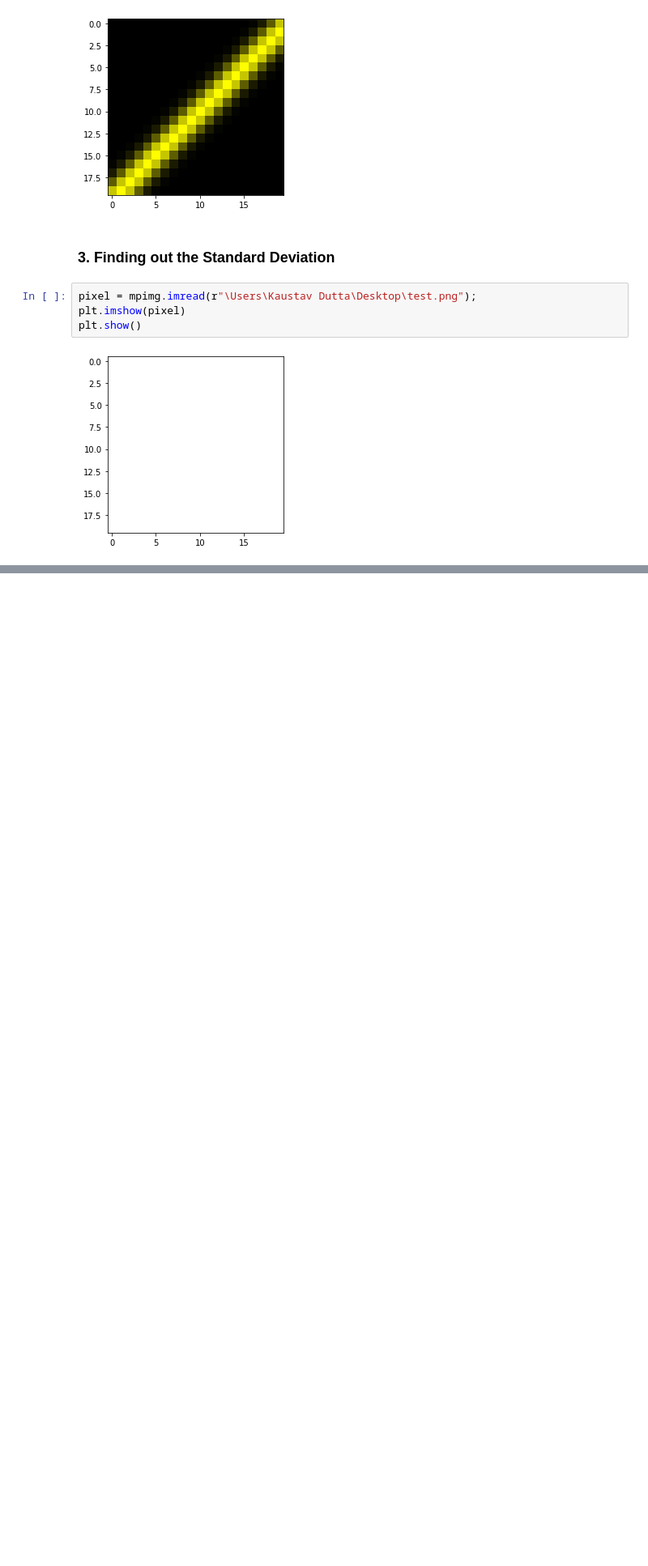
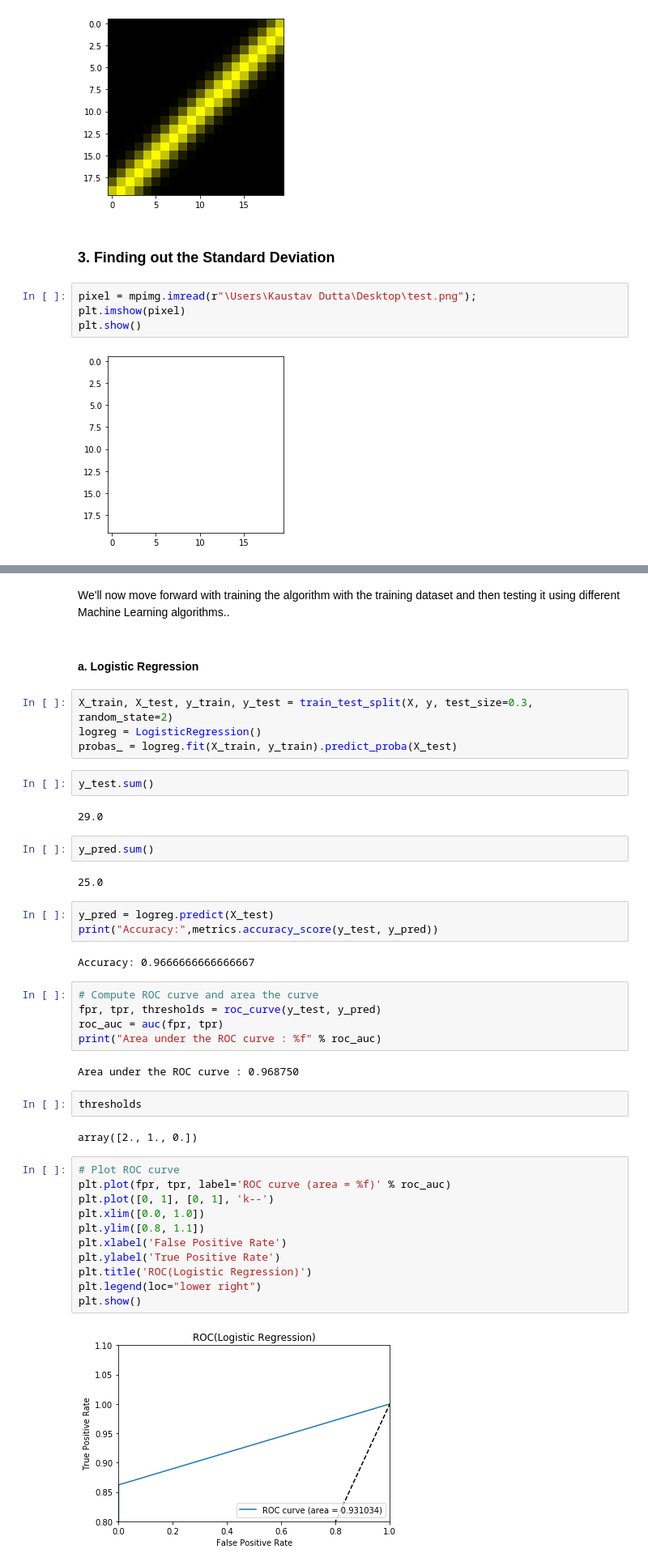
Before and after one commit to kaustav-dutta/Project-8-Track-Reconstruction, a Jupyter notebook: Intensity Gaussian distribution at Tracks.ipynb, the cells around one changed output, grey strips where cells are left out. Shown at 81% size. Drawn from its saved outputs; the diff is of its cells as text; blank space fills up the shorter version.

```diff
--- a/Intensity Gaussian distribution at Tracks.ipynb
+++ b/Intensity Gaussian distribution at Tracks.ipynb
@@ -109,0 +237,45 @@ Clipping input data to the valid range for imshow with RGB data ([0..1] for floa
+# %% [markdown]
+We'll now move forward with training the algorithm with the training dataset and then testing it using different Machine Learning algorithms..
+# %% [markdown]
+#### a. Logistic Regression
+# %%
+X_train, X_test, y_train, y_test = train_test_split(X, y, test_size=0.3, random_state=2)
+logreg = LogisticRegression()
+probas_ = logreg.fit(X_train, y_train).predict_proba(X_test)
+# %%
+y_test.sum()
+# %% [output]
+29.0
+# %%
+y_pred.sum()
+# %% [output]
+25.0
+# %%
+y_pred = logreg.predict(X_test)
+print("Accuracy:",metrics.accuracy_score(y_test, y_pred))
+# %% [output]
+Accuracy: 0.9666666666666667
+# %%
+# Compute ROC curve and area the curve
+fpr, tpr, thresholds = roc_curve(y_test, y_pred)
+roc_auc = auc(fpr, tpr)
+print("Area under the ROC curve : %f" % roc_auc)
+# %% [output]
+Area under the ROC curve : 0.968750
+# %%
+thresholds
+# %% [output]
+array([2., 1., 0.])
+# %%
+# Plot ROC curve
+plt.plot(fpr, tpr, label='ROC curve (area = %f)' % roc_auc)
+plt.plot([0, 1], [0, 1], 'k--')
+plt.xlim([0.0, 1.0])
+plt.ylim([0.8, 1.1])
+plt.xlabel('False Positive Rate')
+plt.ylabel('True Positive Rate')
+plt.title('ROC(Logistic Regression)')
+plt.legend(loc="lower right")
+plt.show()
+# %% [output]
+[figure, added]
```
Also changed, not shown: parts of 41 cells of this notebook.
